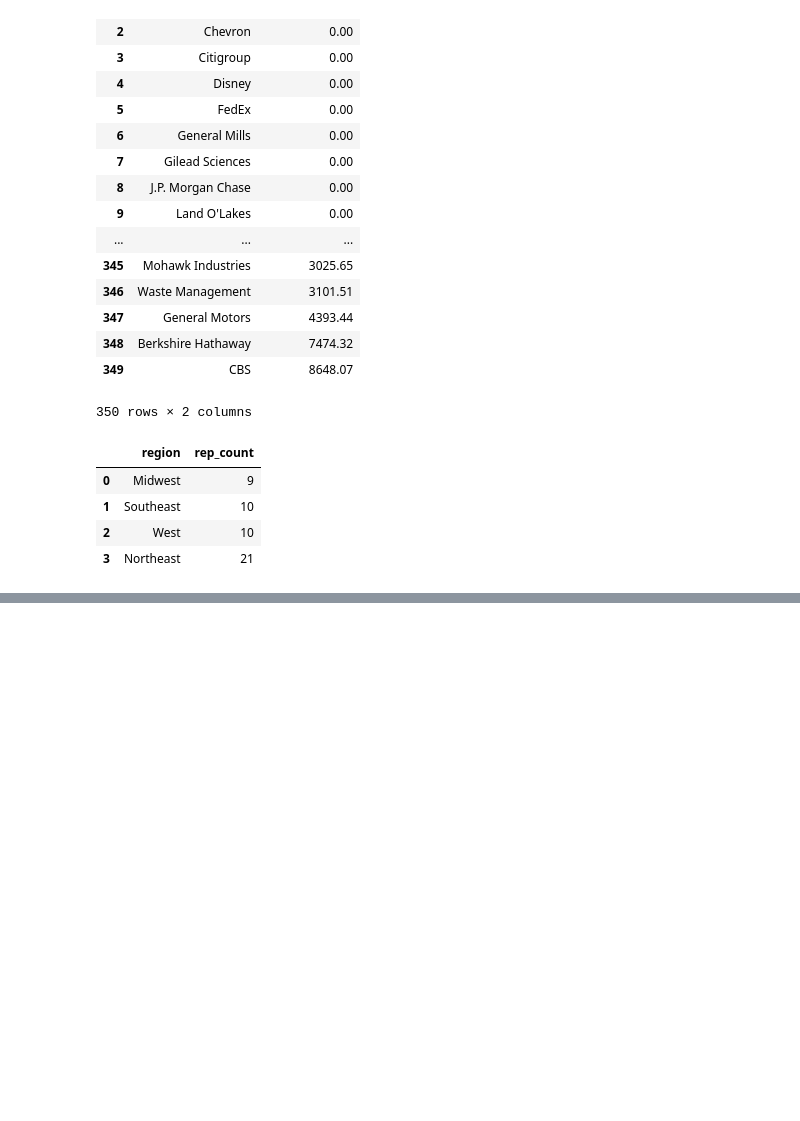
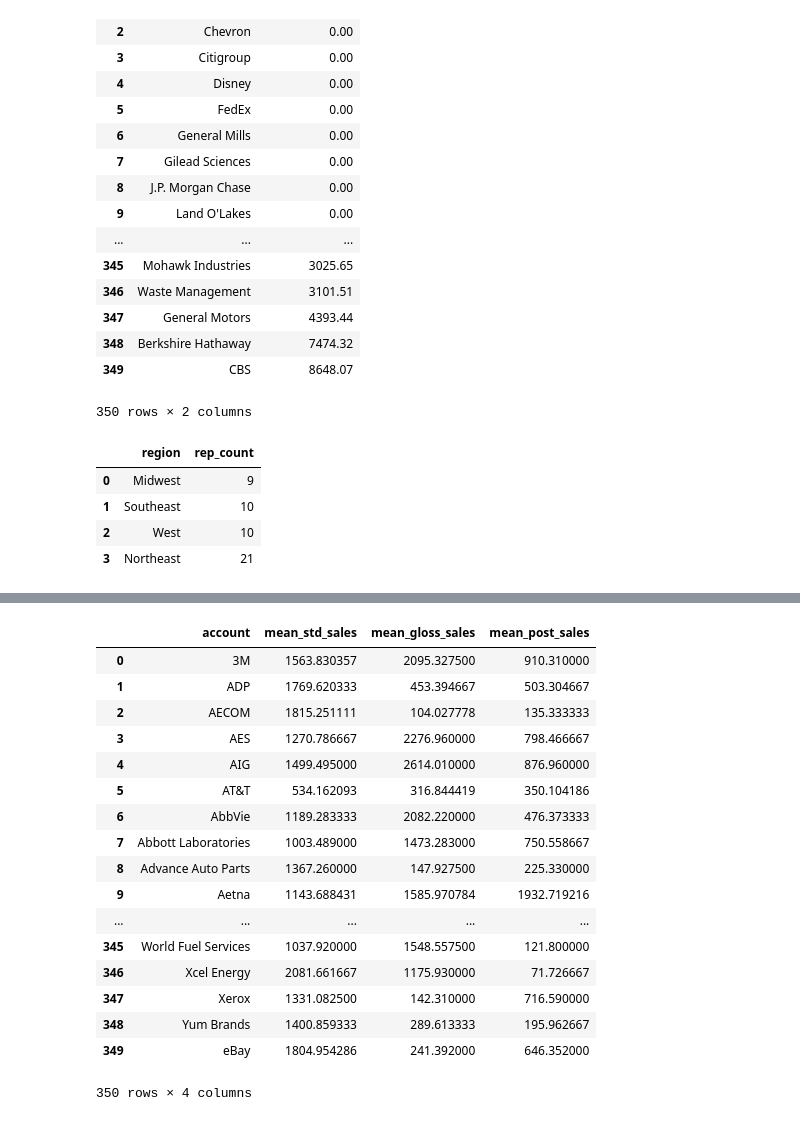
Before and after one commit to rebeccaebarnes/SQL-Practice, a Jupyter notebook: sql_practice.ipynb, the cells around one changed output, grey strips where cells are left out. Saved outputs shown, nothing was run; the diff lists cells and outputs as text; code cells hidden in the pictures; blank space fills up the shorter version.

```diff
--- a/sql_practice.ipynb
+++ b/sql_practice.ipynb
@@ -1652,0 +1689,30 @@ sql_query('SELECT r.name region, \
+# %%
+# 2 Determine the average amount spent per order on each paper type.
+#   Your result should have four columns.
+sql_query('SELECT a.name account, \
+                  AVG(o.standard_amt_usd) mean_std_sales, \
+                  AVG(o.gloss_amt_usd) mean_gloss_sales, \
+                  AVG(o.poster_amt_usd) mean_post_sales \
+           FROM accounts a \
+           JOIN orders o \
+           ON a.id = o.account_id \
+           GROUP BY account;')
+# %% [output]
+|  | account | mean_std_sales | mean_gloss_sales | mean_post_sales |
+| 0 | 3M | 1563.830357 | 2095.327500 | 910.310000 |
+| 1 | ADP | 1769.620333 | 453.394667 | 503.304667 |
+| 2 | AECOM | 1815.251111 | 104.027778 | 135.333333 |
+| 3 | AES | 1270.786667 | 2276.960000 | 798.466667 |
+| 4 | AIG | 1499.495000 | 2614.010000 | 876.960000 |
+| 5 | AT&T | 534.162093 | 316.844419 | 350.104186 |
+| 6 | AbbVie | 1189.283333 | 2082.220000 | 476.373333 |
+| 7 | Abbott Laboratories | 1003.489000 | 1473.283000 | 750.558667 |
+| 8 | Advance Auto Parts | 1367.260000 | 147.927500 | 225.330000 |
+| 9 | Aetna | 1143.688431 | 1585.970784 | 1932.719216 |
+| ... | ... | ... | ... | ... |
+| 345 | World Fuel Services | 1037.920000 | 1548.557500 | 121.800000 |
+| 346 | Xcel Energy | 2081.661667 | 1175.930000 | 71.726667 |
+| 347 | Xerox | 1331.082500 | 142.310000 | 716.590000 |
+| 348 | Yum Brands | 1400.859333 | 289.613333 | 195.962667 |
+| 349 | eBay | 1804.954286 | 241.392000 | 646.352000 |
+350 rows × 4 columns
```
Also changed, not shown: parts of 29 cells of this notebook.
